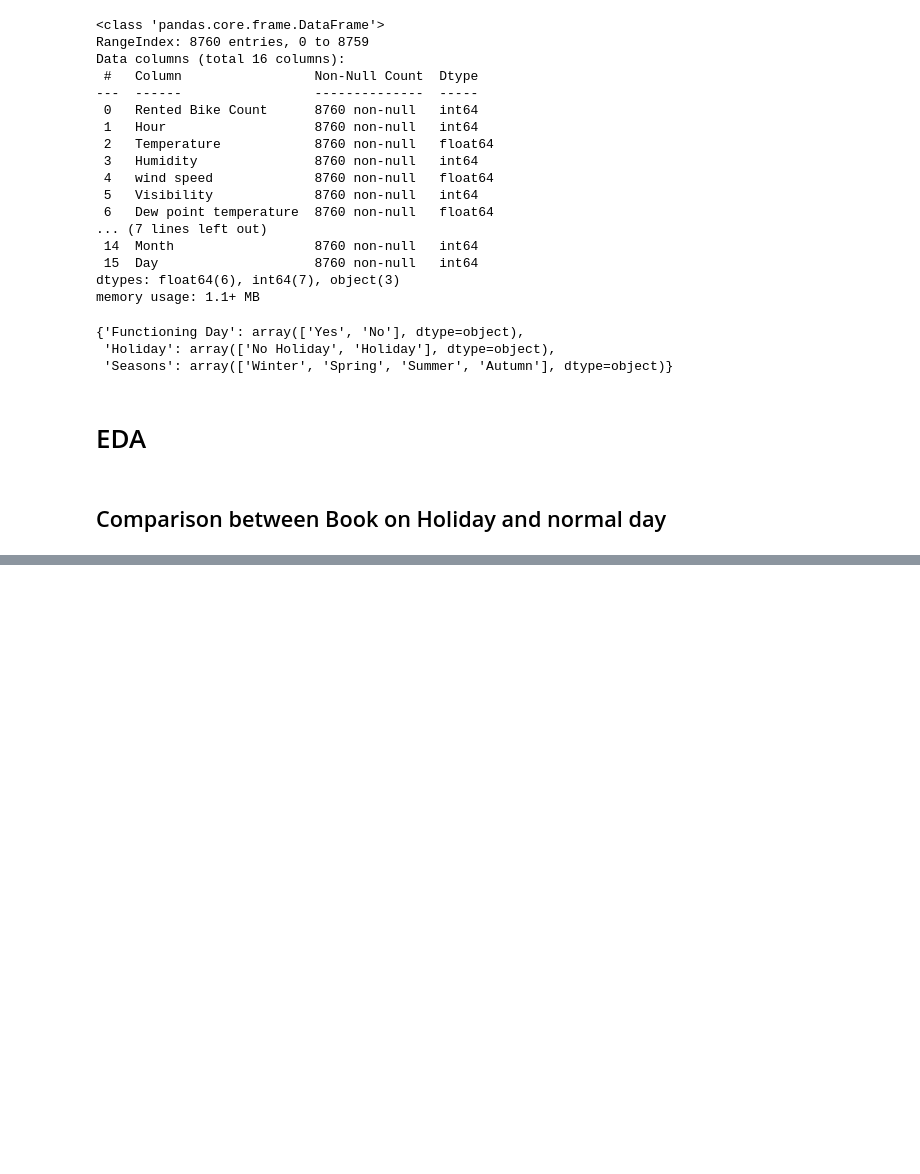
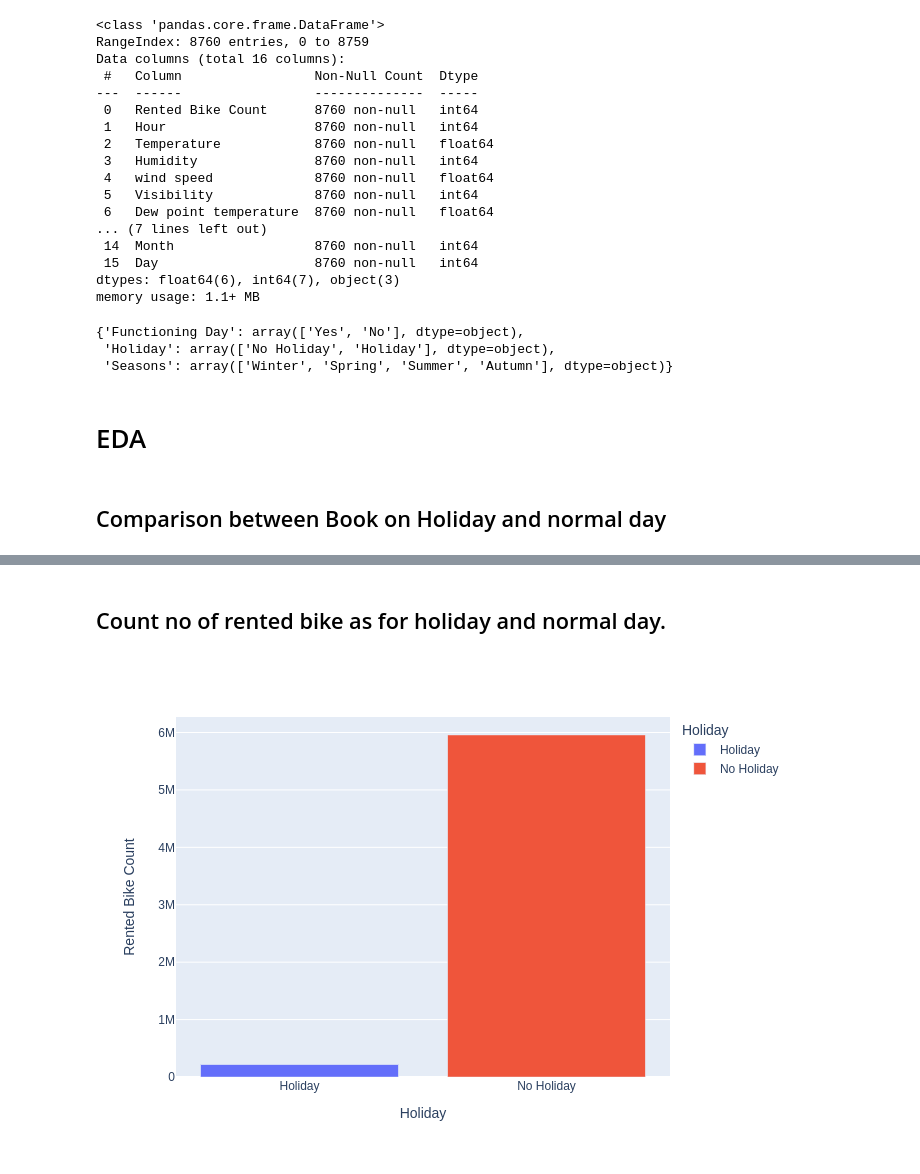
Before and after one commit to brahma102/Bike-Sharing-Demand-Prediction, a Jupyter notebook: Bike_Sharing_Demand_Prediction_Capstone_Project.ipynb, the cells around one changed output, grey strips where cells are left out. Drawn from its saved outputs; the diff is of its cells as text; code cells hidden in the pictures; blank space fills up the shorter version.

```diff
--- a/Bike_Sharing_Demand_Prediction_Capstone_Project.ipynb
+++ b/Bike_Sharing_Demand_Prediction_Capstone_Project.ipynb
@@ -248,0 +261,10 @@ y
+# %% [markdown]
+## Count no of rented bike as for holiday and normal day.
+# %%
+import plotly.express as px
+Holiday = df.groupby("Holiday")['Rented Bike Count'].sum().reset_index()
+fig = px.bar(Holiday, x='Holiday', y='Rented Bike Count',color='Holiday')
+#fig.show()
+fig.show(renderer="png")
+# %% [output]
+[figure, added]
```
Also changed, not shown: parts of 42 cells of this notebook.
